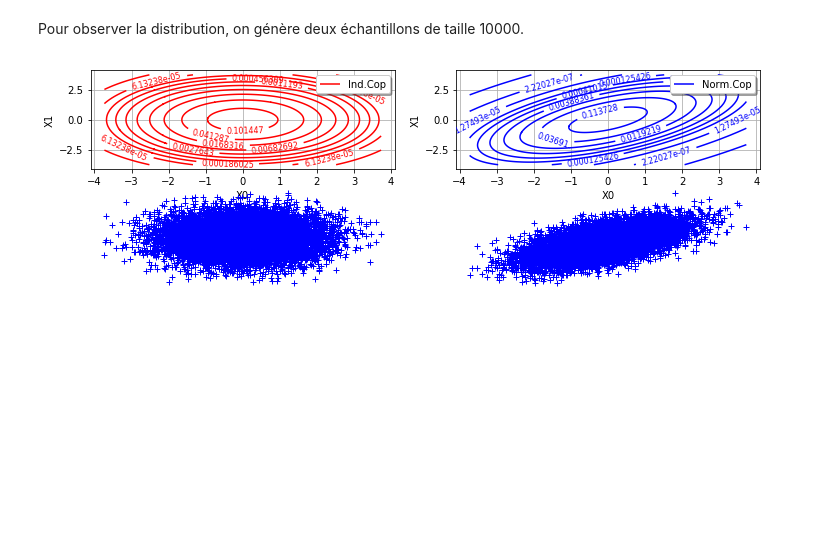
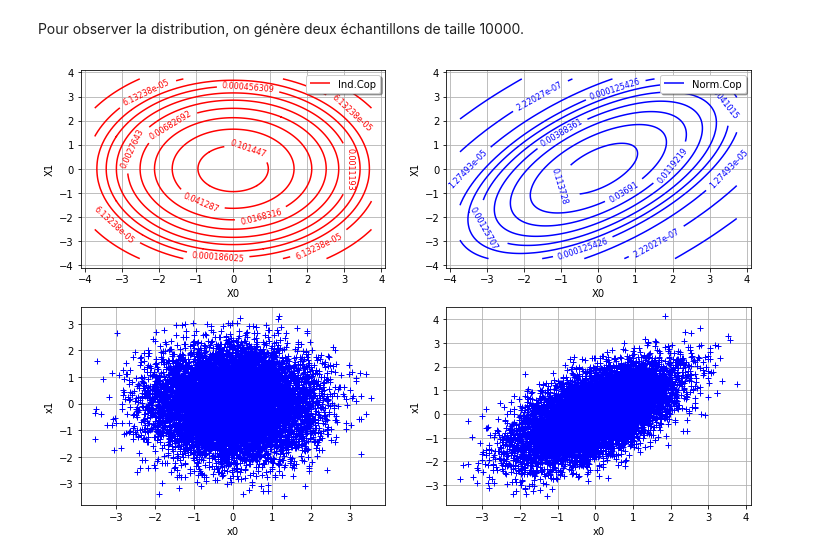
Before and after one commit to mbaudin47/otsupgalilee-eleve, a Jupyter notebook: 1-Intro-OT/Solutions/Distributions-Solution.ipynb, the cells around one changed output. Saved outputs shown, nothing was run; the diff lists cells and outputs as text; code cells hidden in the pictures; blank space fills up the shorter version.

Commit message:
Complète le graphique

```diff
--- a/1-Intro-OT/Solutions/Distributions-Solution.ipynb
+++ b/1-Intro-OT/Solutions/Distributions-Solution.ipynb
@@ -306,20 +306,26 @@ norm_cop_pdf.setLegends(["Norm.Cop"])
 Pour observer la distribution, on génère deux échantillons de taille 10000.
 # %%
 N = 10000
+# Indépendant
 ind_sample = dist.getSample(N)
+graph1 = ot.Graph("","x0","x1",True)
 cloud1 = ot.Cloud(ind_sample)
+graph1.add(cloud1)
+# Dépendance Gaussienne
 norm_sample = norm_cop_dist.getSample(N)
+graph2 = ot.Graph("","x0","x1",True)
 cloud2 = ot.Cloud(norm_sample)
+graph2.add(cloud2)
 # %%
 import pylab as plt
-fig = plt.figure(figsize=(12, 4))
+fig = plt.figure(figsize=(12, 8))
 ax_ind_pdf = fig.add_subplot(2, 2, 1)
 _ = ot.viewer.View(ind_cop_pdf, figure=fig, axes=[ax_ind_pdf])
 ax_norm_pdf = fig.add_subplot(2, 2, 2)
 _ = ot.viewer.View(norm_cop_pdf, figure=fig, axes=[ax_norm_pdf])
 ax_x_ind = fig.add_subplot(2, 2, 3)
-_ = ot.viewer.View(cloud1, figure=fig, axes=[ax_x_ind])
+_ = ot.viewer.View(graph1, figure=fig, axes=[ax_x_ind])
 ax_x_norm = fig.add_subplot(2, 2, 4)
-_ = ot.viewer.View(cloud2, figure=fig, axes=[ax_x_norm])
+_ = ot.viewer.View(graph2, figure=fig, axes=[ax_x_norm])
 # %% [output]
-[figure, old version]
+[figure, new version]
```
Also changed, not shown: parts of 3 cells of this notebook, 1 other file.
